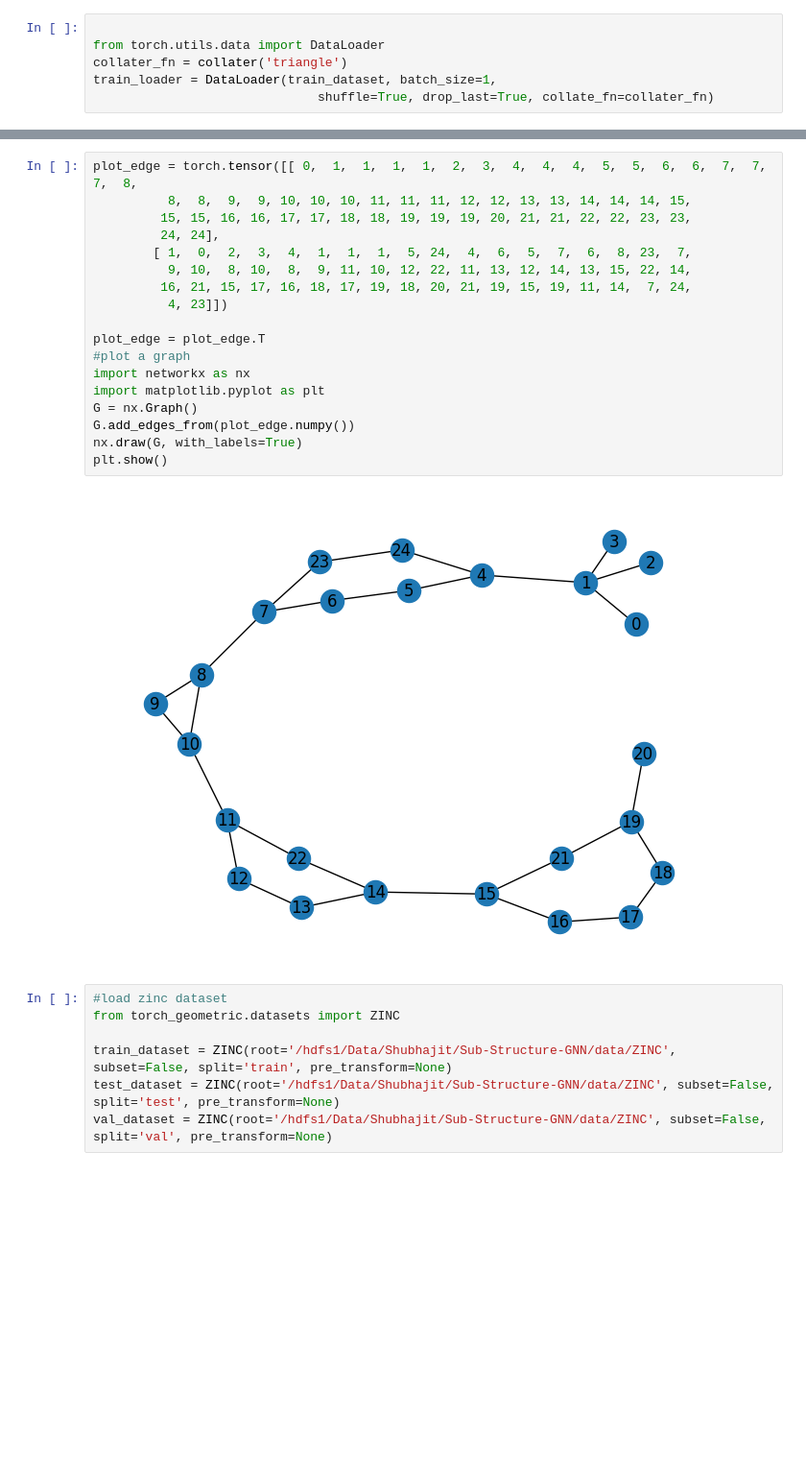
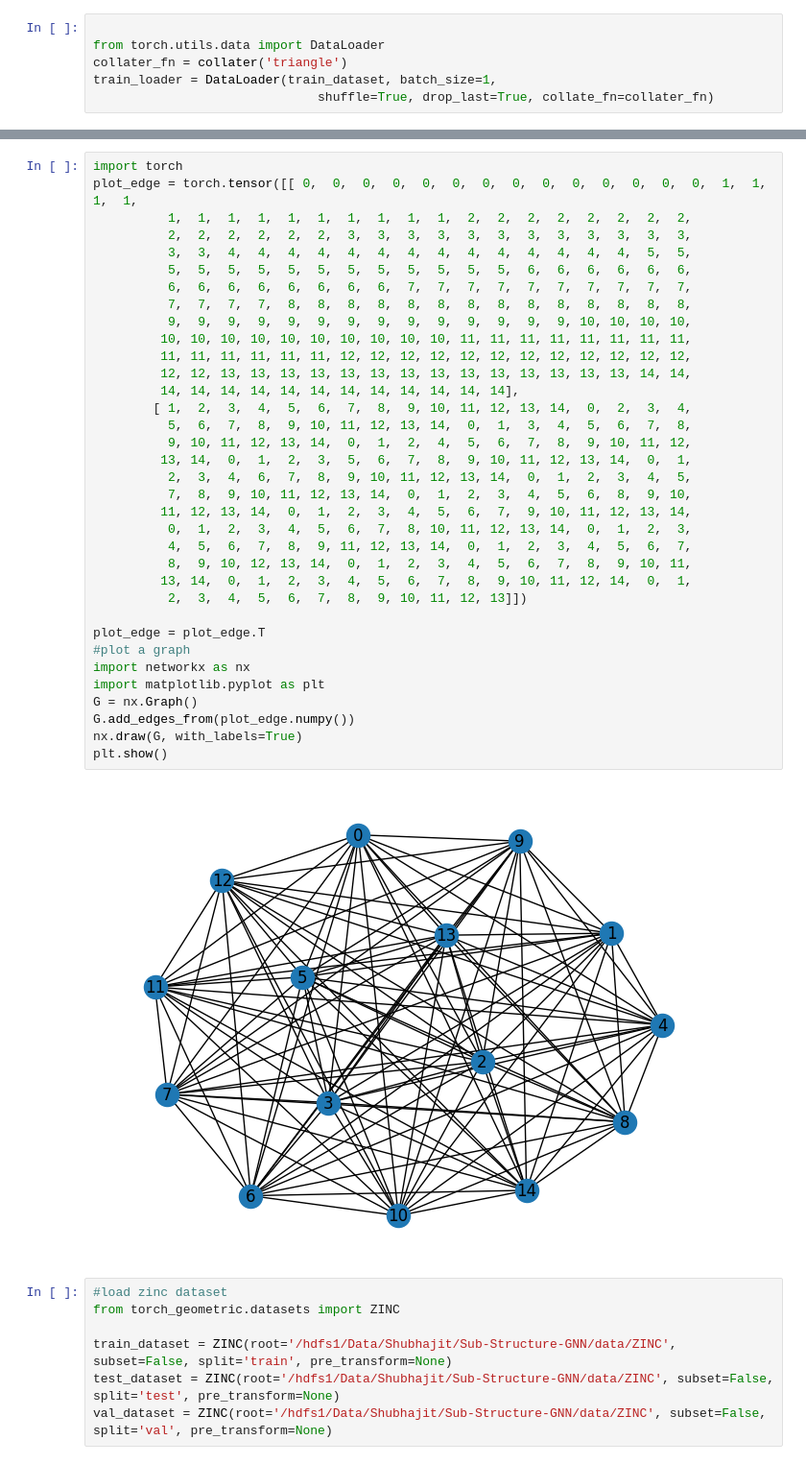
Before and after one commit to Roy-Shubhajit/InSig-GNN, a Jupyter notebook: test.ipynb, the cells around one changed output, grey strips where cells are left out. Shown at 96% size. Saved outputs shown, nothing was run; the diff lists cells and outputs as text; blank space fills up the shorter version.

```diff
--- a/test.ipynb
+++ b/test.ipynb
@@ -614,23 +629,40 @@ external label tensor([1])
-# %%
-plot_edge = torch.tensor([[ 0,  1,  1,  1,  1,  2,  3,  4,  4,  4,  5,  5,  6,  6,  7,  7,  7,  8,
-          8,  8,  9,  9, 10, 10, 10, 11, 11, 11, 12, 12, 13, 13, 14, 14, 14, 15,
-         15, 15, 16, 16, 17, 17, 18, 18, 19, 19, 19, 20, 21, 21, 22, 22, 23, 23,
-         24, 24],
-        [ 1,  0,  2,  3,  4,  1,  1,  1,  5, 24,  4,  6,  5,  7,  6,  8, 23,  7,
-          9, 10,  8, 10,  8,  9, 11, 10, 12, 22, 11, 13, 12, 14, 13, 15, 22, 14,
-         16, 21, 15, 17, 16, 18, 17, 19, 18, 20, 21, 19, 15, 19, 11, 14,  7, 24,
-          4, 23]])
-
-plot_edge = plot_edge.T
-#plot a graph
-import networkx as nx
-import matplotlib.pyplot as plt
-G = nx.Graph()
-G.add_edges_from(plot_edge.numpy())
-nx.draw(G, with_labels=True)
-plt.show()
-# %% [output]
-[figure, removed]
+# %%
+import torch
+plot_edge = torch.tensor([[ 0,  0,  0,  0,  0,  0,  0,  0,  0,  0,  0,  0,  0,  0,  1,  1,  1,  1,
+          1,  1,  1,  1,  1,  1,  1,  1,  1,  1,  2,  2,  2,  2,  2,  2,  2,  2,
+          2,  2,  2,  2,  2,  2,  3,  3,  3,  3,  3,  3,  3,  3,  3,  3,  3,  3,
+          3,  3,  4,  4,  4,  4,  4,  4,  4,  4,  4,  4,  4,  4,  4,  4,  5,  5,
+          5,  5,  5,  5,  5,  5,  5,  5,  5,  5,  5,  5,  6,  6,  6,  6,  6,  6,
+          6,  6,  6,  6,  6,  6,  6,  6,  7,  7,  7,  7,  7,  7,  7,  7,  7,  7,
+          7,  7,  7,  7,  8,  8,  8,  8,  8,  8,  8,  8,  8,  8,  8,  8,  8,  8,
+          9,  9,  9,  9,  9,  9,  9,  9,  9,  9,  9,  9,  9,  9, 10, 10, 10, 10,
+         10, 10, 10, 10, 10, 10, 10, 10, 10, 10, 11, 11, 11, 11, 11, 11, 11, 11,
+         11, 11, 11, 11, 11, 11, 12, 12, 12, 12, 12, 12, 12, 12, 12, 12, 12, 12,
+         12, 12, 13, 13, 13, 13, 13, 13, 13, 13, 13, 13, 13, 13, 13, 13, 14, 14,
+         14, 14, 14, 14, 14, 14, 14, 14, 14, 14, 14, 14],
+        [ 1,  2,  3,  4,  5,  6,  7,  8,  9, 10, 11, 12, 13, 14,  0,  2,  3,  4,
+          5,  6,  7,  8,  9, 10, 11, 12, 13, 14,  0,  1,  3,  4,  5,  6,  7,  8,
+          9, 10, 11, 12, 13, 14,  0,  1,  2,  4,  5,  6,  7,  8,  9, 10, 11, 12,
+         13, 14,  0,  1,  2,  3,  5,  6,  7,  8,  9, 10, 11, 12, 13, 14,  0,  1,
+          2,  3,  4,  6,  7,  8,  9, 10, 11, 12, 13, 14,  0,  1,  2,  3,  4,  5,
+          7,  8,  9, 10, 11, 12, 13, 14,  0,  1,  2,  3,  4,  5,  6,  8,  9, 10,
+         11, 12, 13, 14,  0,  1,  2,  3,  4,  5,  6,  7,  9, 10, 11, 12, 13, 14,
+          0,  1,  2,  3,  4,  5,  6,  7,  8, 10, 11, 12, 13, 14,  0,  1,  2,  3,
+          4,  5,  6,  7,  8,  9, 11, 12, 13, 14,  0,  1,  2,  3,  4,  5,  6,  7,
+          8,  9, 10, 12, 13, 14,  0,  1,  2,  3,  4,  5,  6,  7,  8,  9, 10, 11,
+         13, 14,  0,  1,  2,  3,  4,  5,  6,  7,  8,  9, 10, 11, 12, 14,  0,  1,
+          2,  3,  4,  5,  6,  7,  8,  9, 10, 11, 12, 13]])
+
+plot_edge = plot_edge.T
+#plot a graph
+import networkx as nx
+import matplotlib.pyplot as plt
+G = nx.Graph()
+G.add_edges_from(plot_edge.numpy())
+nx.draw(G, with_labels=True)
+plt.show()
+# %% [output]
+[figure, added]
 # %%
 #load zinc dataset
 from torch_geometric.datasets import ZINC
```
Also changed, not shown: parts of 4 cells of this notebook, 45 other files.
